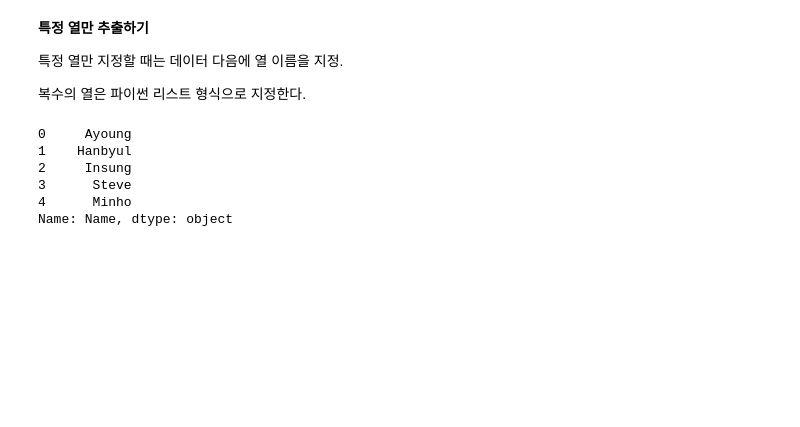
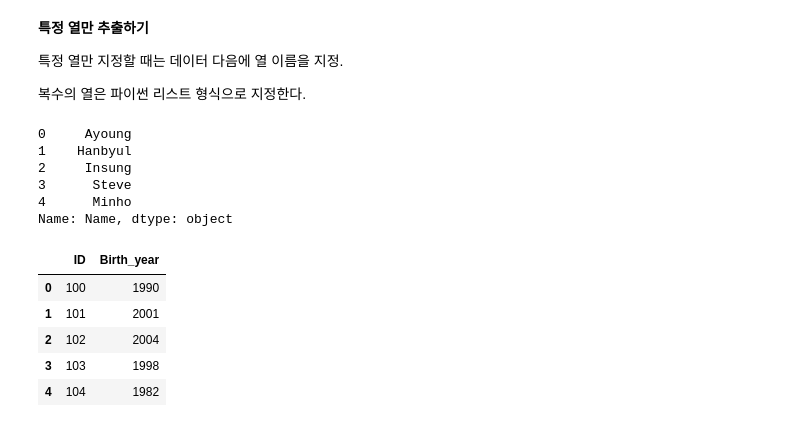
Before and after one commit to gongboogi/Python-Practice, a Jupyter notebook: Pandas기초.ipynb, the cells around one changed output. Saved outputs shown, nothing was run; the diff lists cells and outputs as text; code cells hidden in the pictures; blank space fills up the shorter version.

```diff
--- a/Pandas기초.ipynb
+++ b/Pandas기초.ipynb
@@ -132,3 +132,11 @@ attri_data_frame1.Name
 Name: Name, dtype: object
 # %%
 # 열 이름 지정(복수일 경우)
+attri_data_frame1[['ID', 'Birth_year']]
+# %% [output]
+|  | ID | Birth_year |
+| 0 | 100 | 1990 |
+| 1 | 101 | 2001 |
+| 2 | 102 | 2004 |
+| 3 | 103 | 1998 |
+| 4 | 104 | 1982 |
```
Also changed, not shown: parts of 13 cells of this notebook.
